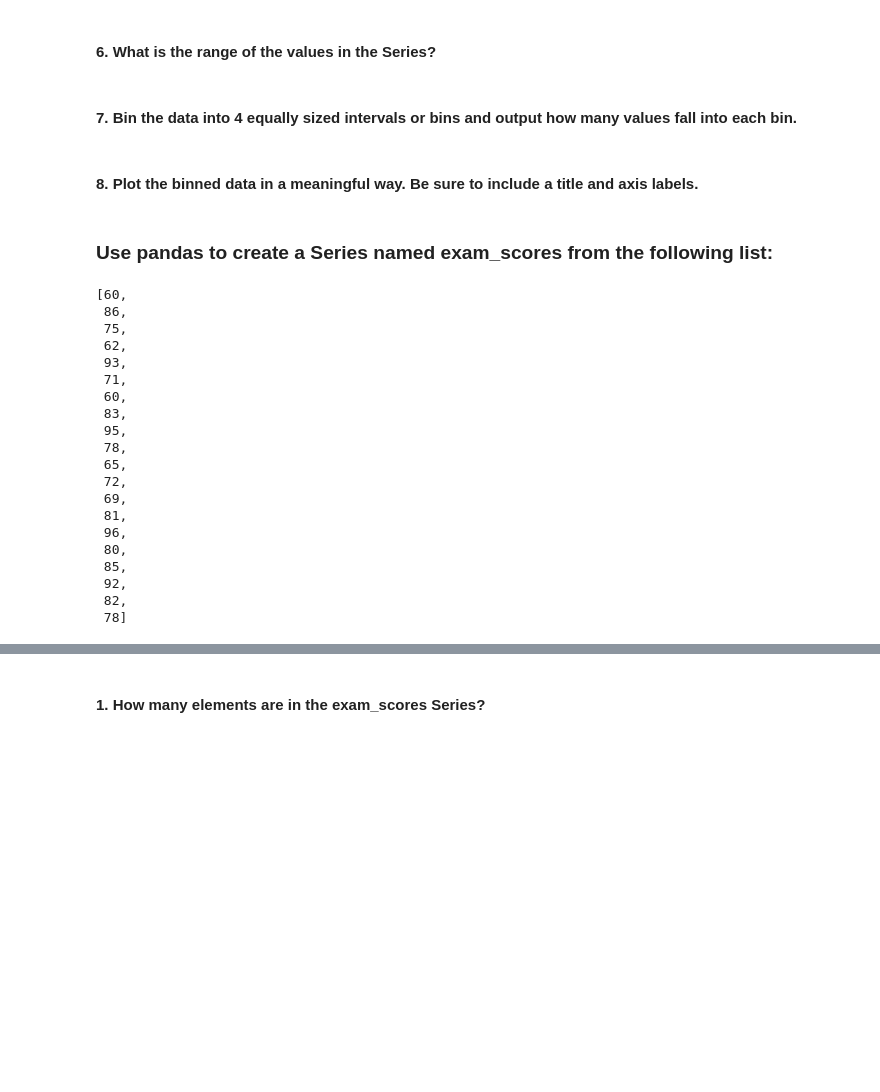
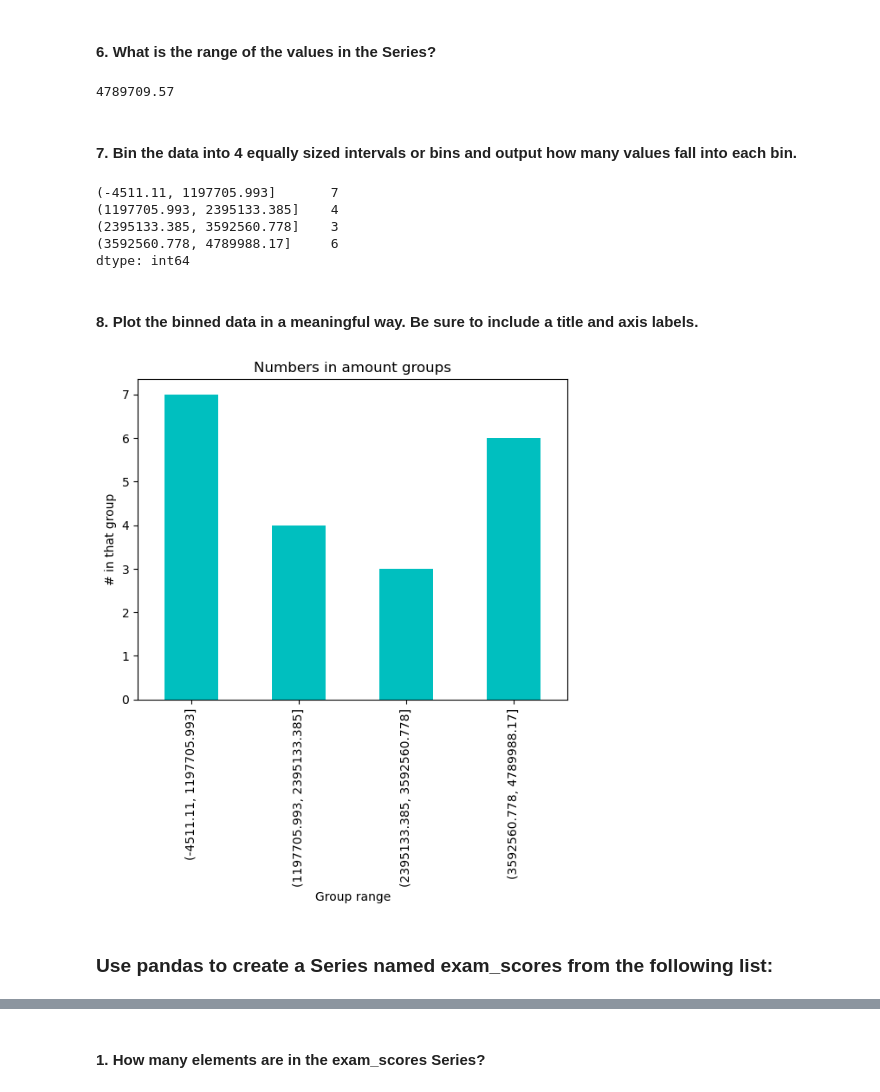
Before and after one commit to Segura-Jorge/ds-libraries-exercises, a Jupyter notebook: pandas_series.ipynb, the cells around one changed output, grey strips where cells are left out. Drawn from its saved outputs; the diff is of its cells as text; code cells hidden in the pictures; blank space fills up the shorter version.

```diff
--- a/pandas_series.ipynb
+++ b/pandas_series.ipynb
@@ -485,0 +475,3 @@ Length: 200, dtype: object
+# %%
+numbers_series = pd.Series(numbers)
+numbers_series
@@ -490,2 +512,5 @@ Length: 200, dtype: object
 # %% [markdown]
 #### 3. Perform the necessary manipulations by accessing Series attributes and methods to convert the numbers Series to a numeric data type.
+# %%
+numbers_series = numbers_series.str.replace('$', '').str.replace(',', '')
+numbers_series
@@ -491,0 +535,3 @@ Length: 200, dtype: object
+# %%
+numbers_series = numbers_series.astype(float)
+numbers_series
@@ -496,31 +568,34 @@ Length: 200, dtype: object
 # %% [markdown]
 #### 6. What is the range of the values in the Series?
+# %%
+range_n = numbers_series.max()-numbers_series.min()
+range_n
+# %% [output]
+4789709.57
 # %% [markdown]
 #### 7. Bin the data into 4 equally sized intervals or bins and output how many values fall into each bin.
+# %%
+number_bins = pd.cut(numbers_series, bins=4).value_counts()
+number_bins = number_bins.sort_index()
+number_bins
+# %% [output]
+(-4511.11, 1197705.993]       7
+(1197705.993, 2395133.385]    4
+(2395133.385, 3592560.778]    3
+(3592560.778, 4789988.17]     6
+dtype: int64
 # %% [markdown]
 #### 8. Plot the binned data in a meaningful way. Be sure to include a title and axis labels.
+# %%
+number_bins.plot.bar(color="c",
+    title='Numbers in amount groups'
+).set(
+    xlabel='Group range',
+    ylabel='# in that group'
+);
+# %% [output]
+[figure, added]
 # %% [markdown]
 ### Use pandas to create a Series named exam_scores from the following list:
 # %%
-[60, 86, 75, 62, 93, 71, 60, 83, 95, 78, 65, 72, 69, 81, 96, 80, 85, 92, 82, 78]
+exam_list = [60, 86, 75, 62, 93, 71, 60, 83, 95, 78, 65, 72, 69, 81, 96, 80, 85, 92, 82, 78]
-# %% [output]
-[60,
- 86,
- 75,
- 62,
- 93,
- 71,
- 60,
- 83,
- 95,
- 78,
- 65,
- 72,
- 69,
- 81,
- 96,
- 80,
- 85,
- 92,
- 82,
- 78]
```
Also changed, not shown: parts of 22 cells of this notebook.
